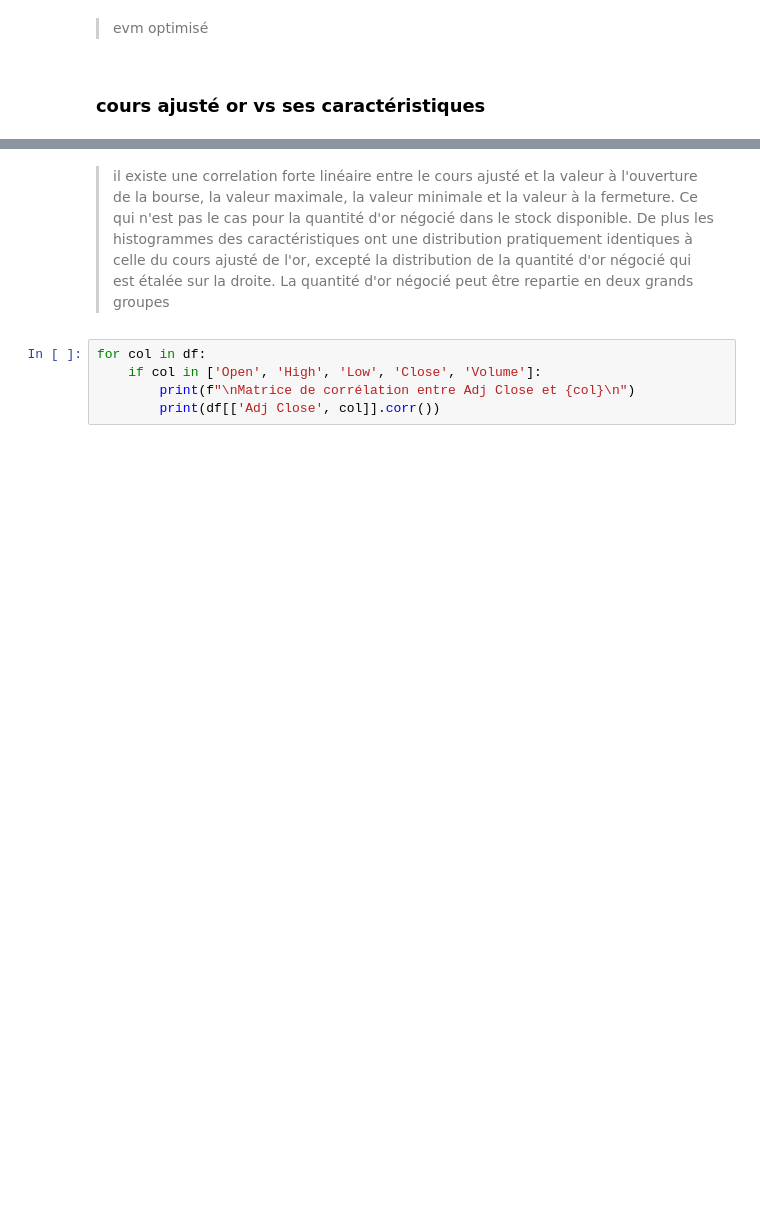
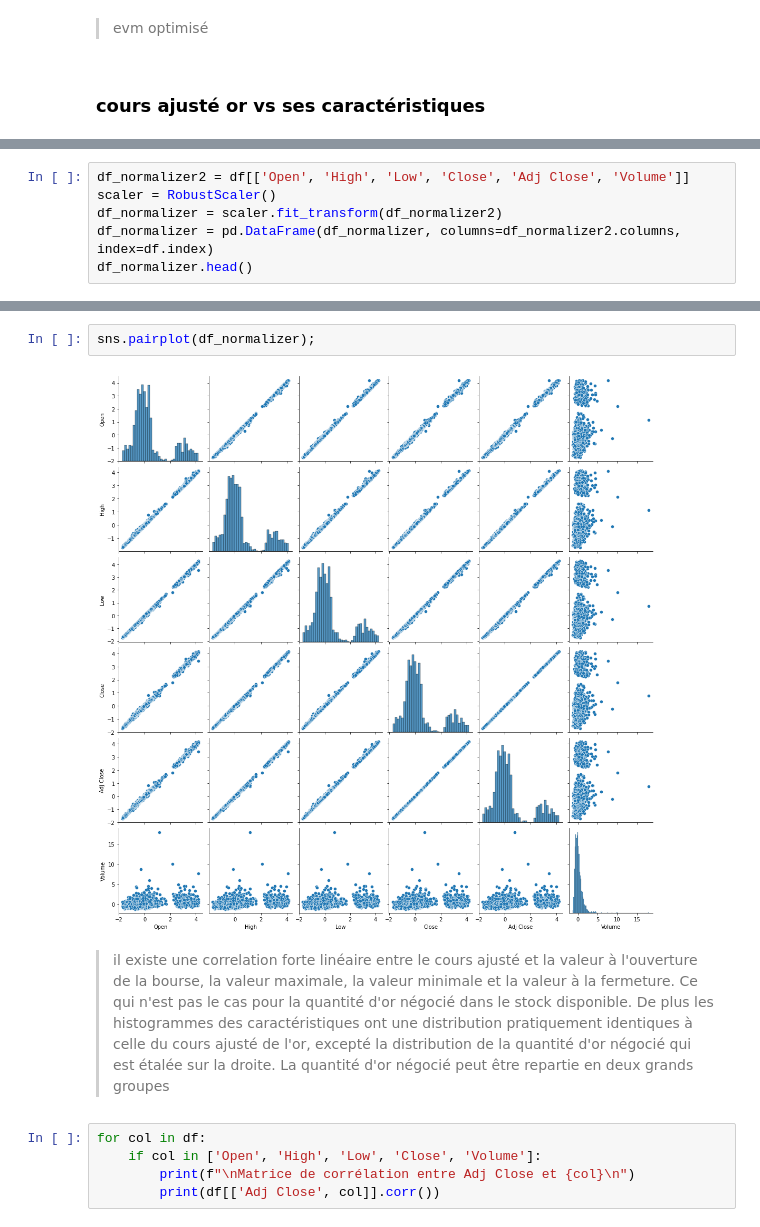
Before and after one commit to bkablam11/projet-simplon-co, a Jupyter notebook: projet-2/Predict-Gold-Price.ipynb, the cells around one changed output, grey strips where cells are left out. Saved outputs shown, nothing was run; the diff lists cells and outputs as text; blank space fills up the shorter version.

```diff
--- a/projet-2/Predict-Gold-Price.ipynb
+++ b/projet-2/Predict-Gold-Price.ipynb
@@ -290,0 +281,6 @@ sns.pairplot(df[['Open', 'High', 'Low', 'Close', 'Adj Close', 'Volume']]);
+# %%
+df_normalizer2 = df[['Open', 'High', 'Low', 'Close', 'Adj Close', 'Volume']]
+scaler = RobustScaler()
+df_normalizer = scaler.fit_transform(df_normalizer2)
+df_normalizer = pd.DataFrame(df_normalizer, columns=df_normalizer2.columns, index=df.index)
+df_normalizer.head()
@@ -291,3 +295,7 @@ sns.pairplot(df[['Open', 'High', 'Low', 'Close', 'Adj Close', 'Volume']]);
+# %%
+sns.pairplot(df_normalizer);
+# %% [output]
+[figure, added]
 # %% [markdown]
 > il existe une correlation forte linéaire entre le cours ajusté et la valeur à l'ouverture de la bourse, la valeur maximale, la valeur minimale et la valeur à la fermeture. Ce qui n'est pas le cas pour la quantité d'or négocié dans le stock disponible.
 De plus les histogrammes des caractéristiques ont une distribution pratiquement identiques à celle du cours ajusté de l'or, excepté la distribution de la quantité d'or négocié qui est étalée sur la droite. La quantité d'or négocié peut être repartie en deux grands groupes
```
Also changed, not shown: parts of 15 cells of this notebook.
